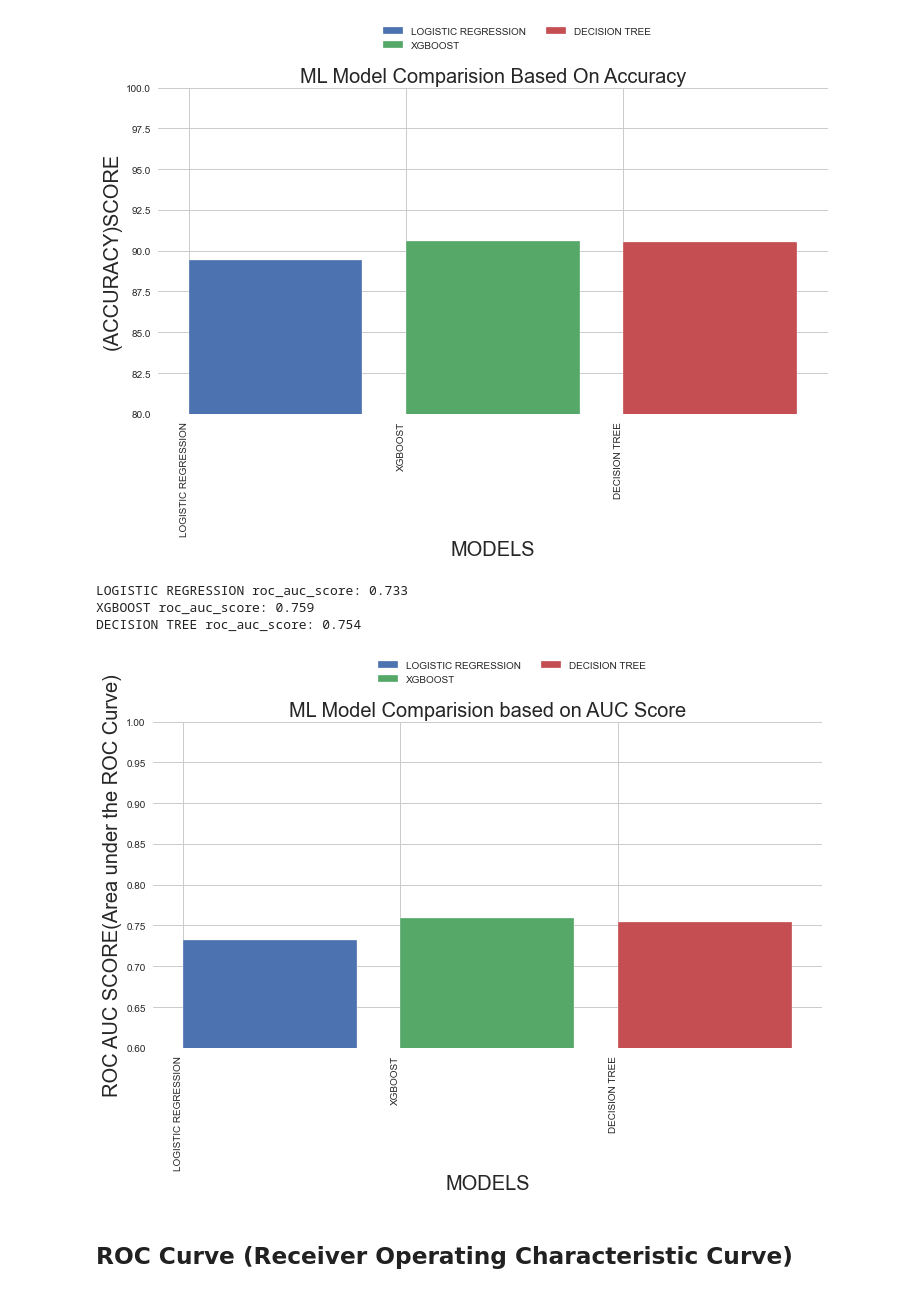
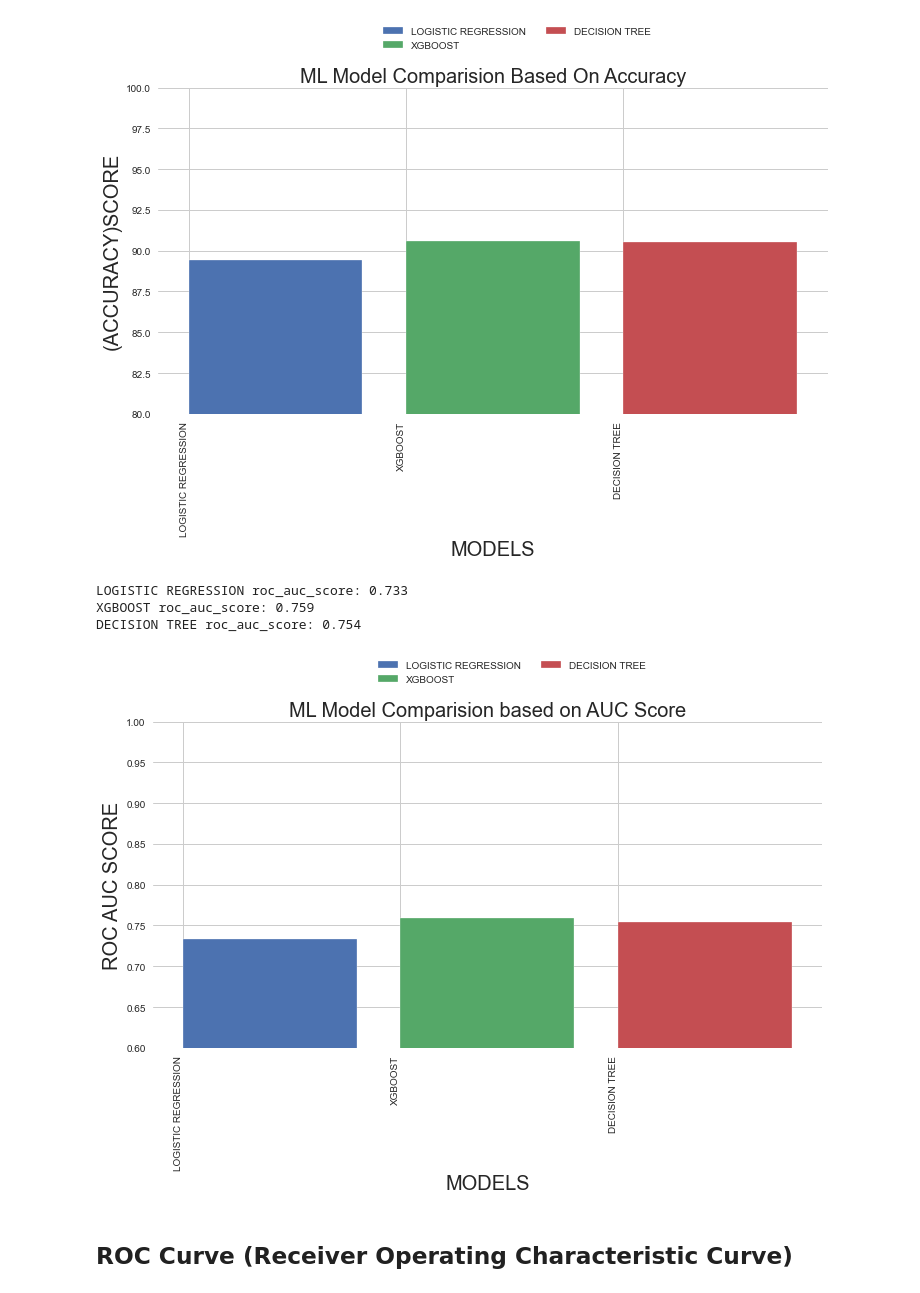
Before and after one commit to AshwinUniyal/Major_Project, a Jupyter notebook: Analysis of Churn Rate (FINAL).ipynb, the cells around one changed output. Drawn from its saved outputs; the diff is of its cells as text; code cells hidden in the pictures.

```diff
--- a/Analysis of Churn Rate (FINAL).ipynb
+++ b/Analysis of Churn Rate (FINAL).ipynb
@@ -764,9 +733,0 @@ SVMProb.head(20)
-# %%
-parameters = {
-
-    'C'       : [1,10],
-    'kernel'  : ['rbf', 'linear'],
-}
-
-svm_clf = GridSearchCV(estimator=SVC(gamma='auto'), param_grid=parameters, cv= 5, verbose = 2,  return_train_score=True)
-svm_clf.fit(X_train, y_train)
@@ -856,7 +751,7 @@ Accuracy of Decision tree classifier on test set: 0.8991
 # %%
 parameters = {'max_leaf_nodes': [3, 7, 10, 30, 40],
           'min_samples_split': [4, 6, 8, 10],
-          'max_depth':[4,5,6,7,8,10,13,17,20,30,50,100]}
+          'max_depth':[4,5,6,7,8,10,13,15,20]}
 
 DTclf_model = GridSearchCV(estimator=DecisionTreeClassifier(), param_grid=parameters, cv= 5, verbose = 2, return_train_score = True)
 DTclf_model.fit(X_train, y_train)
@@ -1167,10 +978,3 @@ outputs.shape
-# %%
-shuffled_indices = np.arange(scaled_inputs.shape[0])
-np.random.shuffle(shuffled_indices)
-
-# Use the shuffled indices to shuffle the inputs and targets.
-shuffled_inputs = scaled_inputs[shuffled_indices]
-shuffled_targets = outputs[shuffled_indices]
 # %% [markdown]
 ### Train, Test, Validation
 # %%
@@ -1216,6 +1020,7 @@ hidden_layer_size = 50
 
 
 model = tf.keras.Sequential([
+    tf.keras.layers.Dense(hidden_layer_size, activation='relu'),
     tf.keras.layers.Dense(hidden_layer_size, activation='relu'),
     tf.keras.layers.Dense(hidden_layer_size, activation='relu'),
     tf.keras.layers.Dense(output_size, activation='softmax')
@@ -1338,21 +1142,21 @@ DECISION TREE ACCURACY: 90.553
 # %%
 plt.figure(figsize=(12,6))
 
 for model in ml_models:
     print(f"{model.upper()} roc_auc_score: {roc_auc_score(y_test, ml_models[model].predict(X_test)):.3f}")
     plt.bar(model.upper(),roc_auc_score(y_test, ml_models[model].predict(X_test)),label=model.upper(),align="edge")
 plt.title("ML Model Comparision based on AUC Score",fontsize=20)
 plt.xlabel("MODELS",fontsize=20)
 plt.xticks(rotation=90,ha='right')
 plt.ylim([0.6, 1])
-plt.ylabel("ROC AUC SCORE(Area under the ROC Curve)",fontsize=20)
+plt.ylabel("ROC AUC SCORE",fontsize=20)
 plt.legend(bbox_to_anchor =(0.75, 1.15), ncol = 2,loc ="right")
 plt.show()
 # %% [output]
 LOGISTIC REGRESSION roc_auc_score: 0.733
 XGBOOST roc_auc_score: 0.759
 DECISION TREE roc_auc_score: 0.754
-[figure, old version]
+[figure, new version]
 # %% [markdown]
 ## ROC Curve (Receiver Operating Characteristic Curve)
 # %%
```
Also changed, not shown: parts of 74 cells of this notebook, 1 other file.
